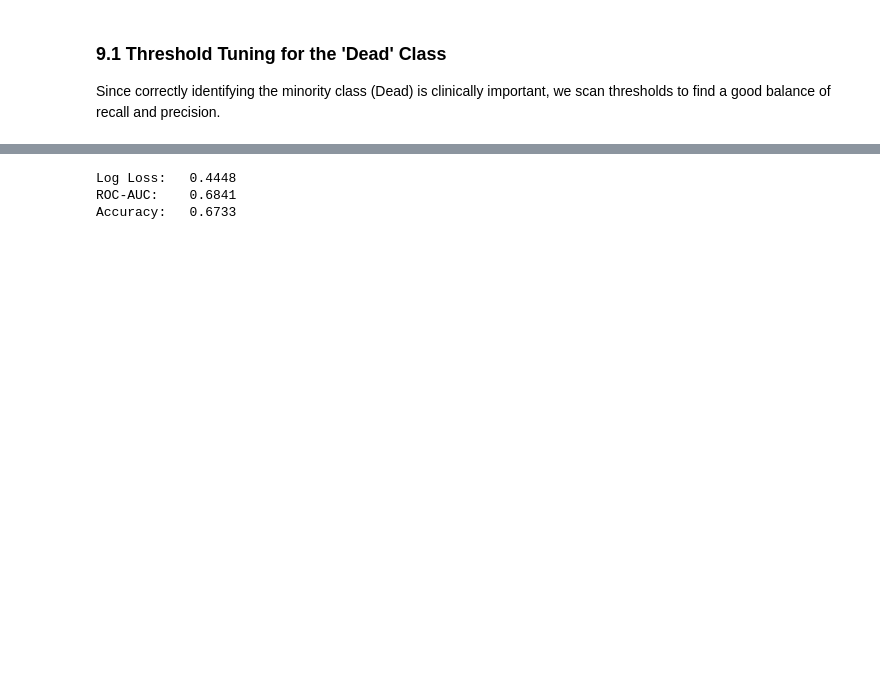
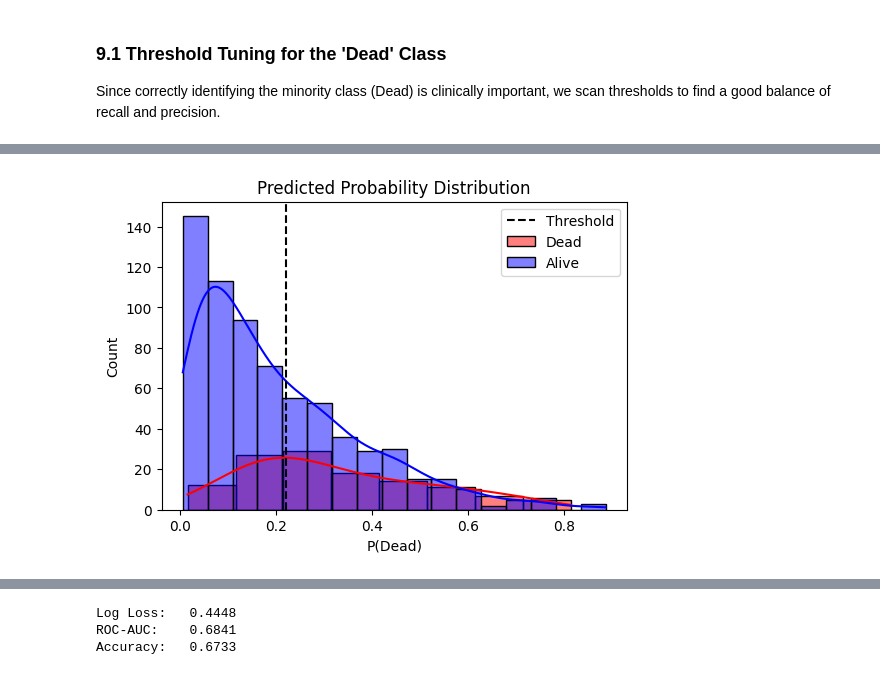
Before and after one commit to Anurangi/ML_Assignment_01, a Jupyter notebook: MS26912134/breast_cancer_prediction_random_forest.ipynb, the cells around one changed output, grey strips where cells are left out. Cells and saved outputs as stored; diff of their text form; code cells hidden in the pictures; blank space fills up the shorter version.

```diff
--- a/MS26912134/breast_cancer_prediction_random_forest.ipynb
+++ b/MS26912134/breast_cancer_prediction_random_forest.ipynb
@@ -407,2 +444,17 @@ print("✅ Best F1 (Dead):", best_f1)
+# %%
+plt.figure(figsize=(6,4))
+
+sns.histplot(y_prob_dead[y_test==0], color='red', label='Dead', kde=True)
+sns.histplot(y_prob_dead[y_test==1], color='blue', label='Alive', kde=True)
+
+plt.axvline(x=0.22, color='black', linestyle='--', label='Threshold')
+
+plt.xlabel('P(Dead)')
+plt.title('Predicted Probability Distribution')
+plt.legend()
+
+plt.show()
+# %% [output]
+[figure, added]
 # %%
 # Apply chosen threshold (0.45 balances recall and precision well)
```
Also changed, not shown: parts of 16 cells of this notebook.
